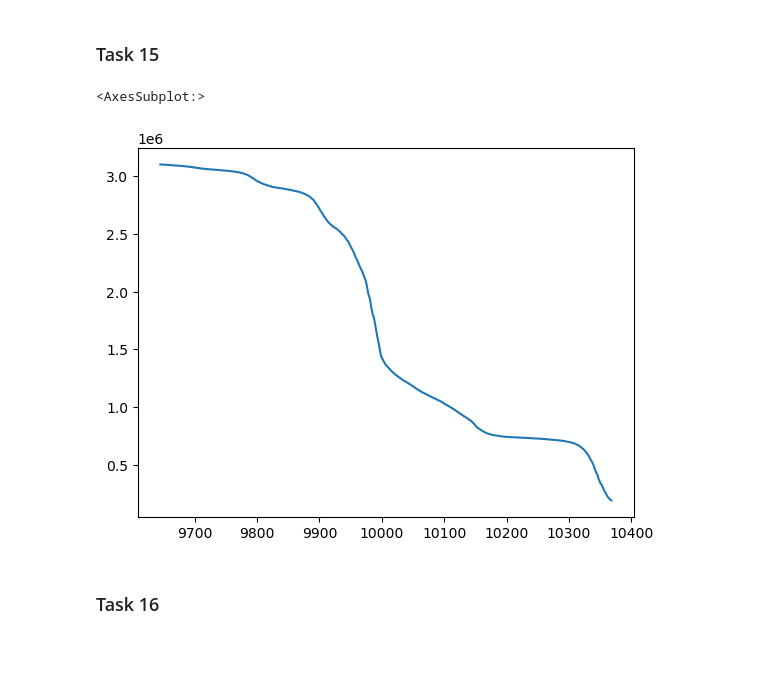
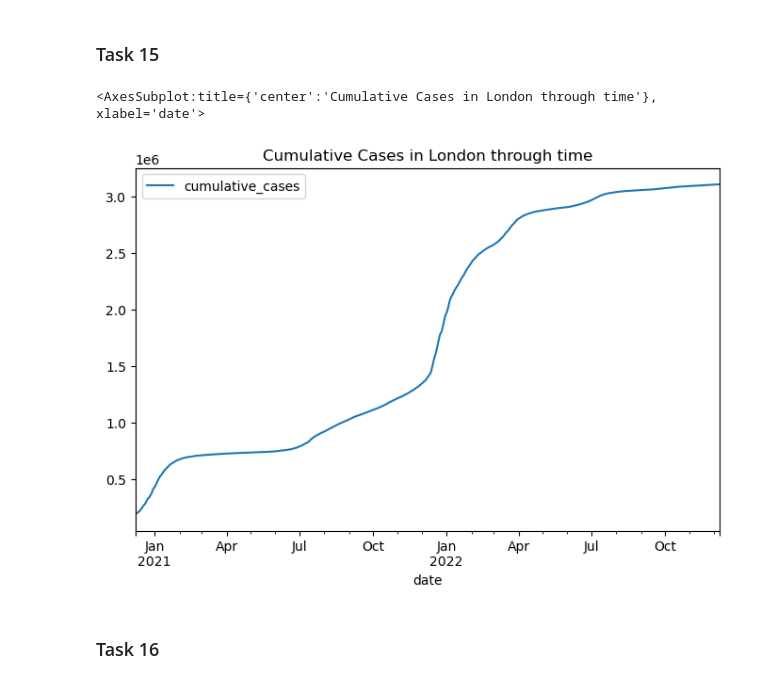
Before and after one commit to congrendai/CW2_for_computer_programing, a Jupyter notebook: CW2_A1.ipynb, the cells around one changed output. Drawn from its saved outputs; the diff is of its cells as text; code cells hidden in the pictures; blank space fills up the shorter version.

```diff
--- a/CW2_A1.ipynb
+++ b/CW2_A1.ipynb
@@ -165,12 +165,12 @@ covid_data_vaccinations_wide.drop(columns=[
 ## 1.3 Sub-activity: Aggregating, plotting, and analysing
 # %% [markdown]
 ### Task 15
-# %%
-cumulative_cases_in_London = covid_data[covid_data["area"] == "London"]["cumulative_cases"]
-cumulative_cases_in_London.plot()
-# %% [output]
-<AxesSubplot:>
-[figure, removed]
+# %%
+cumulative_cases_in_London_through_time = covid_data.loc[covid_data["area"] == "London", ["date", "cumulative_cases"]]
+cumulative_cases_in_London_through_time.plot(x = "date", y = "cumulative_cases", figsize = (8,5), title = "Cumulative Cases in London through time")
+# %% [output]
+<AxesSubplot:title={'center':'Cumulative Cases in London through time'}, xlabel='date'>
+[figure, added]
 # %% [markdown]
 ### Task 16
 # %%
```
Also changed, not shown: parts of 10 cells of this notebook, 1 other file.
